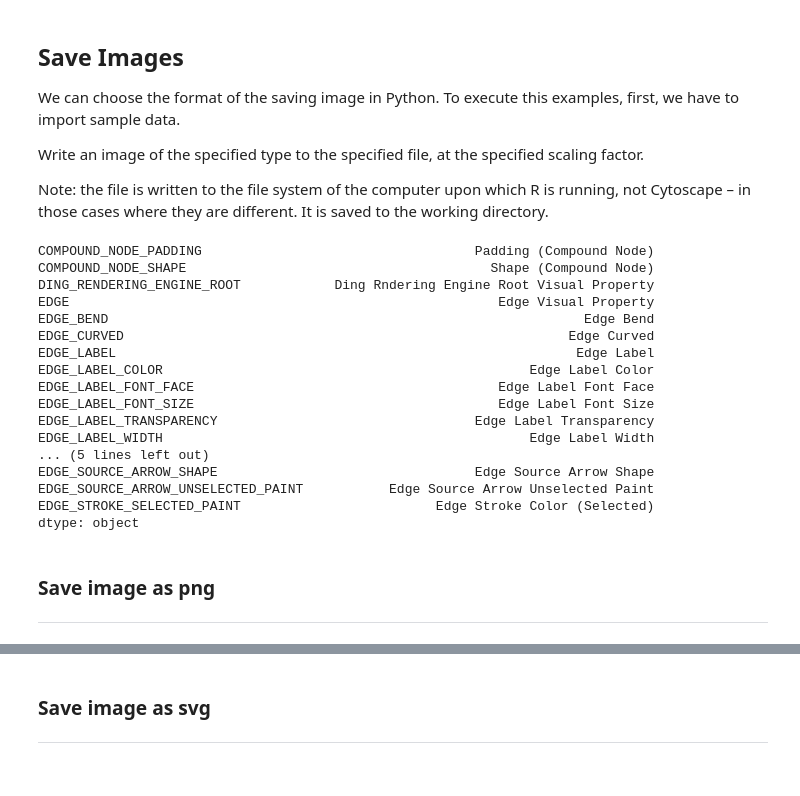
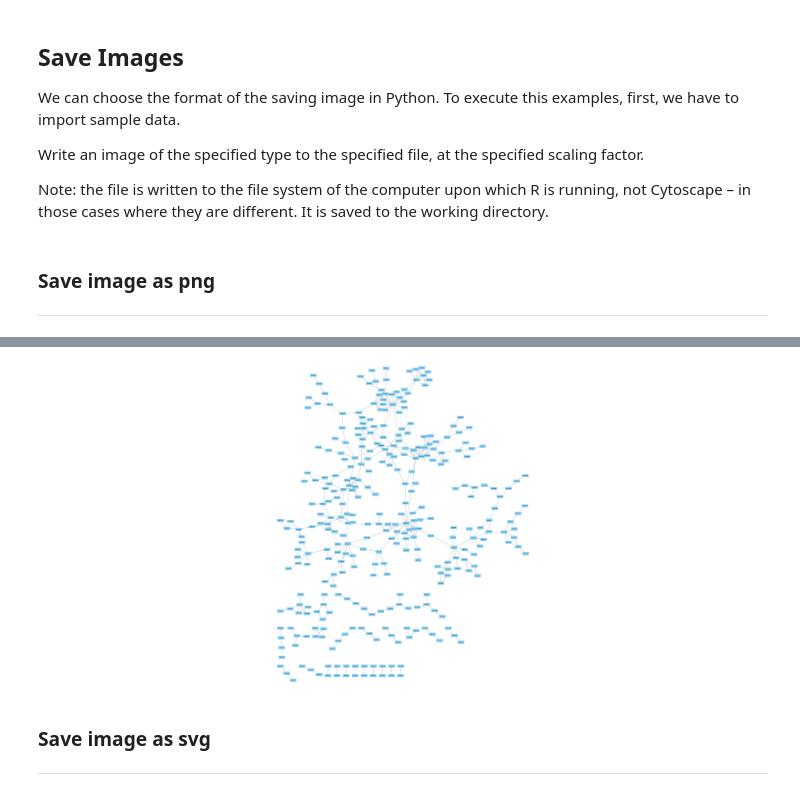
Before and after one commit to idekerlab/cyrest-examples, a Jupyter notebook: notebooks/cookbook/Python-cookbook/Export.ipynb, the cells around one changed output, grey strips where cells are left out. Cells and saved outputs as stored; diff of their text form; code cells hidden in the pictures.

```diff
--- a/notebooks/cookbook/Python-cookbook/Export.ipynb
+++ b/notebooks/cookbook/Python-cookbook/Export.ipynb
@@ -21,11 +15,9 @@ Write an image of the specified type to the specified file, at the specified sca
 
 Note: the file is written to the file system of the computer upon which R is running, not Cytoscape – in those cases where they are different. It is saved to the working directory.
 # %%
-from py2cytoscape.data.cynetwork import CyNetwork
+# import data from url
 from py2cytoscape.data.cyrest_client import CyRestClient
-
-import pandas as pd
-import json
+from IPython.display import Image
 
 # Create REST client for Cytoscape
 cy = CyRestClient()
@@ -34,36 +26,15 @@ cy = CyRestClient()
 cy.session.delete()
 
 # Load a sample network
-network1 = cy.network.create_from('http://chianti.ucsd.edu/~kono/data/galFiltered.sif')
+network = cy.network.create_from('http://chianti.ucsd.edu/~kono/data/galFiltered.sif')
 
-# You can check all available Visual Properties with this function call:
-vps = pd.Series(cy.style.vps.get_all())
-vps.head(20)
+# Apply layout to the cytoscape network object
+cy.layout.apply(network = network)
-# %% [output]
-COMPOUND_NODE_PADDING                                   Padding (Compound Node)
-COMPOUND_NODE_SHAPE                                       Shape (Compound Node)
-DING_RENDERING_ENGINE_ROOT            Ding Rndering Engine Root Visual Property
-EDGE                                                       Edge Visual Property
-EDGE_BEND                                                             Edge Bend
-EDGE_CURVED                                                         Edge Curved
-EDGE_LABEL                                                           Edge Label
-EDGE_LABEL_COLOR                                               Edge Label Color
-EDGE_LABEL_FONT_FACE                                       Edge Label Font Face
-EDGE_LABEL_FONT_SIZE                                       Edge Label Font Size
-EDGE_LABEL_TRANSPARENCY                                 Edge Label Transparency
-EDGE_LABEL_WIDTH                                               Edge Label Width
-... (5 lines left out)
-EDGE_SOURCE_ARROW_SHAPE                                 Edge Source Arrow Shape
-EDGE_SOURCE_ARROW_UNSELECTED_PAINT           Edge Source Arrow Unselected Paint
-EDGE_STROKE_SELECTED_PAINT                         Edge Stroke Color (Selected)
-dtype: object
 # %% [markdown]
 ### Save image as png
 ---------------------------------------
 # %%
 # png
-network_png = g_cy.get_png()
-
-from IPython.display import Image
+network_png = network.get_png()
 Image(network_png)
 # %% [output]
@@ -71,3 +41,4 @@ Image(network_png)
+[figure, added]
 # %% [markdown]
 ### Save image as svg
 ---------------------------------------
```
Also changed, not shown: parts of 5 cells of this notebook.
